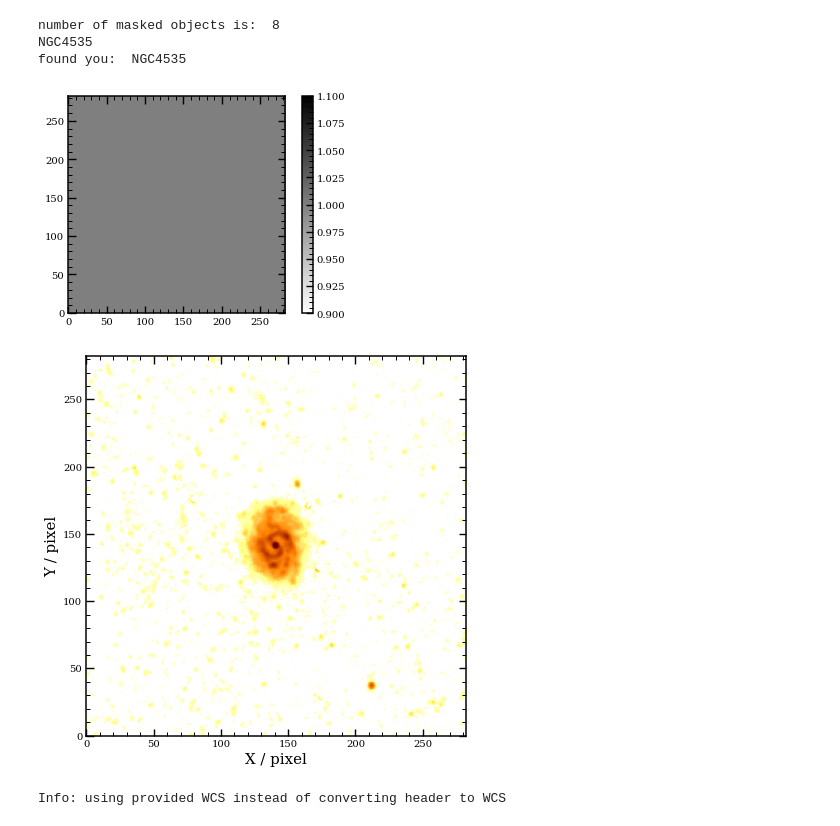
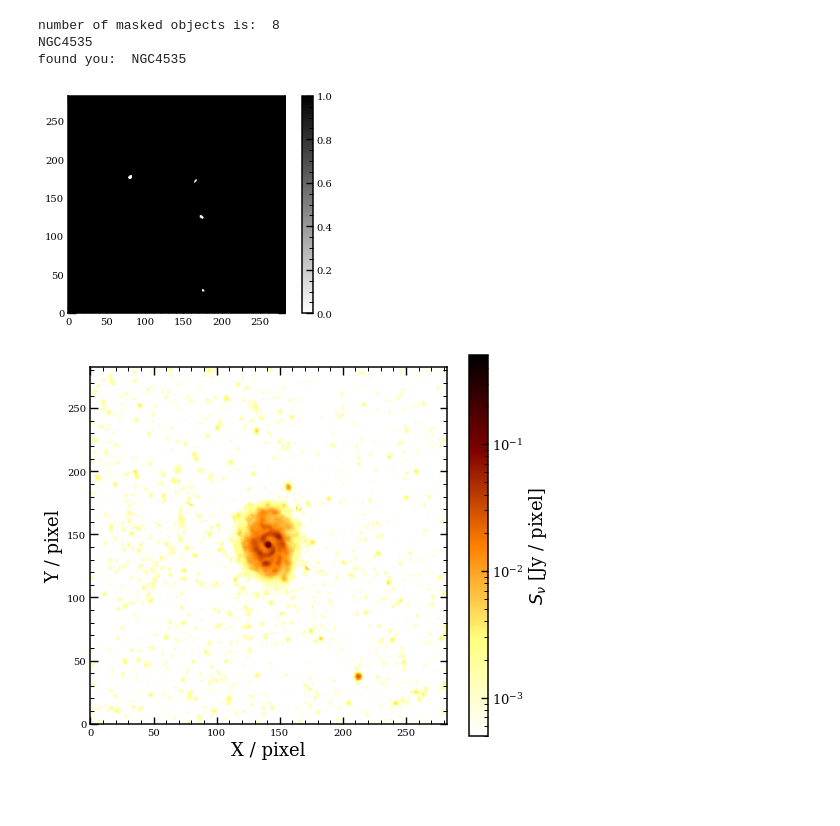
Before and after one commit to ndemarch/radial-profile-utils, a Jupyter notebook: sample_notebook.ipynb, the cells around one changed output. Drawn from its saved outputs; the diff is of its cells as text; code cells hidden in the pictures; blank space fills up the shorter version.

```diff
--- a/sample_notebook.ipynb
+++ b/sample_notebook.ipynb
@@ -27,16 +27,16 @@ cutout, centre, r = galaxy_cutout.galaxy_cutout(image.data, image.header, ra, de
 # error cutout
 error_cutout = galaxy_cutout.galaxy_cutout(error.data, error.header, ra, dec, name, size = 8.0)
 # %%
-# mask our sources prior to cutout. Stored in MaskSources.disk_mask attribute. Takes a couple seconds to run.
-mask = mask_sources.MaskSources(cutout.data, image.header, name, path, ps = ps).disk_mask
+# mask our sources after cutout. Stored in MaskSources.disk_mask attribute.
+mask = mask_sources.MaskSources(cutout.data, name, path, wcs = cutout.wcs, ps = ps).disk_mask
 
 cutout.data *= mask
 
 plt.imshow(mask, origin = 'lower', cmap = 'binary')
 plt.colorbar()
 plt.show()
 # %% [output]
 number of masked objects is:  8
 NGC4535
 found you:  NGC4535
-[figure, old version]
+[figure, new version]
@@ -49,19 +43,23 @@ error_cutout = galaxy_cutout.galaxy_cutout(error.data, error.header, ra, dec, na
 # %%
-# simple log plot
+# simple log plot. We still see two 'brightish' sources that were not masked.
 norm = LogNorm(vmin = 5e-4, vmax = 0.5, clip = True)
 fig, ax = plt.subplots(figsize = (8,7))
-ax.imshow(cutout.data, origin = 'lower', norm = norm, cmap = 'afmhot_r')
+im = ax.imshow(cutout.data, origin = 'lower', norm = norm, cmap = 'afmhot_r')
+cbar = fig.colorbar(im)
+cbar.ax.tick_params(labelsize=13)
+cbar.set_label('$S_{\\nu}$ [Jy / pixel]', fontsize = 18)
 #format ticks
 startx, endx = ax.get_xlim()
 starty, endy = ax.get_ylim()
 ax.xaxis.set_ticks(np.arange(0, endx, 50))
 ax.yaxis.set_ticks(np.arange(0, endy, 50))
 ax.set_aspect('equal', 'box')
-ax.set_xlabel('X / pixel', fontsize = 15)
-ax.set_ylabel('Y / pixel', fontsize = 15)
+ax.set_xlabel('X / pixel', fontsize = 18)
+ax.set_ylabel('Y / pixel', fontsize = 18)
+
 plt.show()
 # %% [output]
-[figure, old version]
+[figure, new version]
 # %%
 # can first create radial profile and then calculate sky background
 profile = RadialProfile(cutout.data, centre, inclination, pa, error_cutout.data)
@@ -70,10 +68,9 @@ profile = RadialProfile(cutout.data, centre, inclination, pa, error_cutout.data)
 resolution = 18 #arcseconds
 min_width_minor = resolution/ps/2 # min width will be half the resolution along minor axis
 min_width_major = min_width_minor / np.cos(np.deg2rad(inclination)) # min_width in major axis to use
-n_annuli = round(3.5 * r / 6 / min_width_major) # round to N annuli
+n_annuli = round(3.0 * r / 6 / min_width_major) # round to N annuli
 rp = profile.calc_radial_profile(
     n_annuli=n_annuli,    # number of annuli to fit
-    header=image.header,
     wcs=cutout.wcs,
     include_bad=False,    # do not include NaNs/infs in any calculations
                           # If True, include NaNs/infs as zeros in calculations
@@ -83,7 +80,5 @@ rp = profile.calc_radial_profile(
     min_width=min_width_major,
     radius_type="mid",    # use the annuli's midpoints along the major axis as the radii
 )
-# %% [output]
-Info: using provided WCS instead of converting header to WCS
 # %%
 # compute sky background
```
Also changed, not shown: parts of 8 cells of this notebook, 7 other files.
